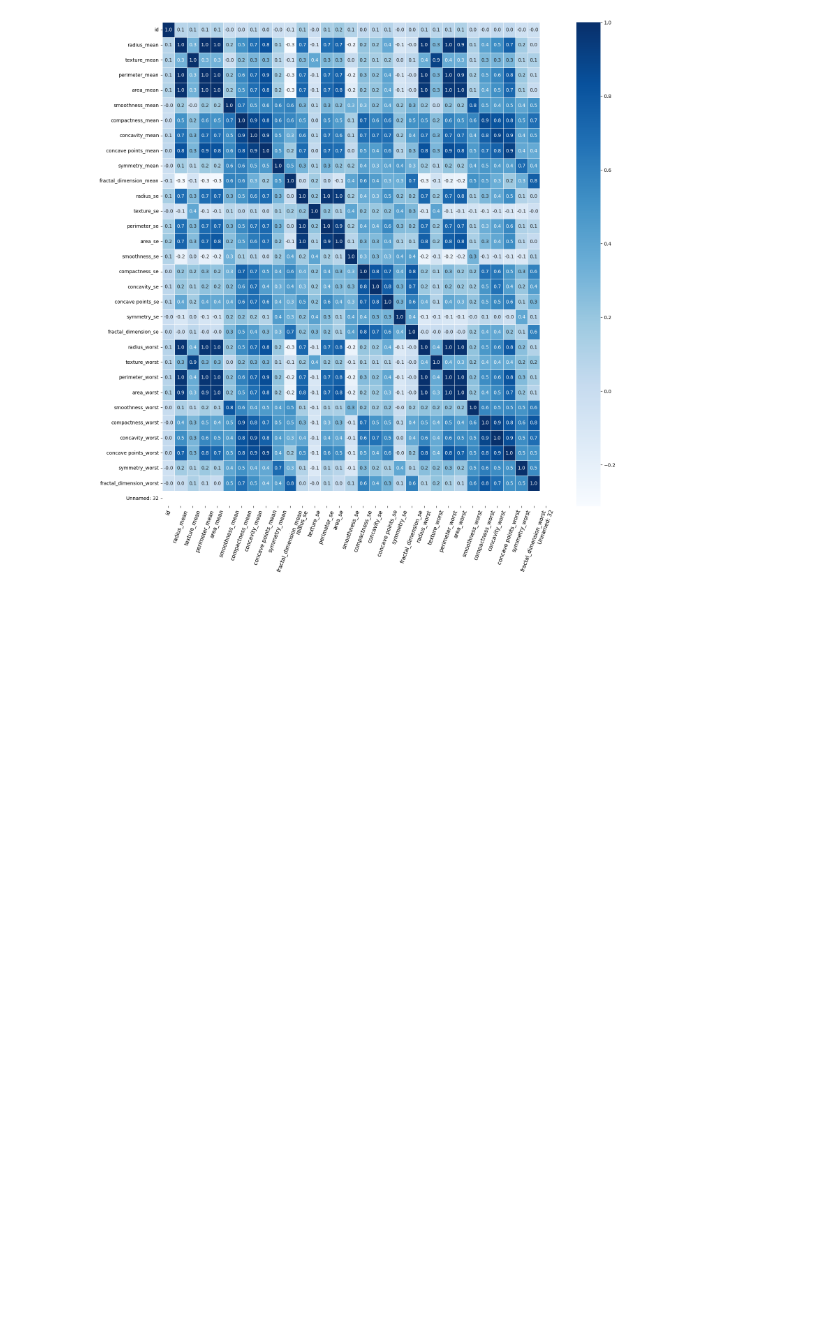
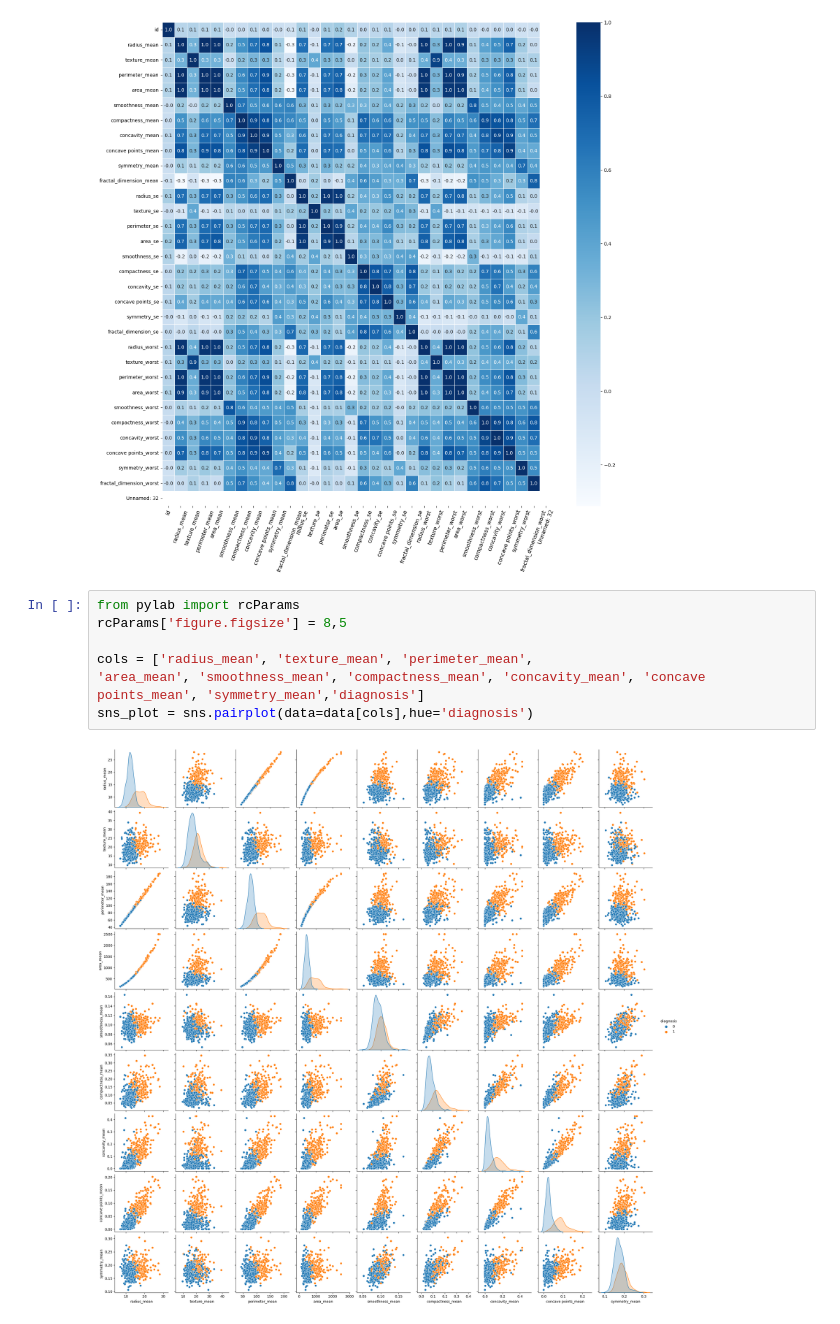
Before and after one commit to Shambok97/Breast-Cancer-Classification, a Jupyter notebook: BC_Classification.ipynb, the cells around one changed output. Drawn from its saved outputs; the diff is of its cells as text; blank space fills up the shorter version.

```diff
--- a/BC_Classification.ipynb
+++ b/BC_Classification.ipynb
@@ -230,3 +230,12 @@ plt.xticks(fontsize=11,rotation=70)
 plt.show()
 # %% [output]
 [figure]
+# %%
+from pylab import rcParams
+rcParams['figure.figsize'] = 8,5
+
+cols = ['radius_mean', 'texture_mean', 'perimeter_mean',
+'area_mean', 'smoothness_mean', 'compactness_mean', 'concavity_mean', 'concave points_mean', 'symmetry_mean','diagnosis']
+sns_plot = sns.pairplot(data=data[cols],hue='diagnosis')
+# %% [output]
+[figure, added]
```
Also changed, not shown: parts of 5 cells of this notebook.
